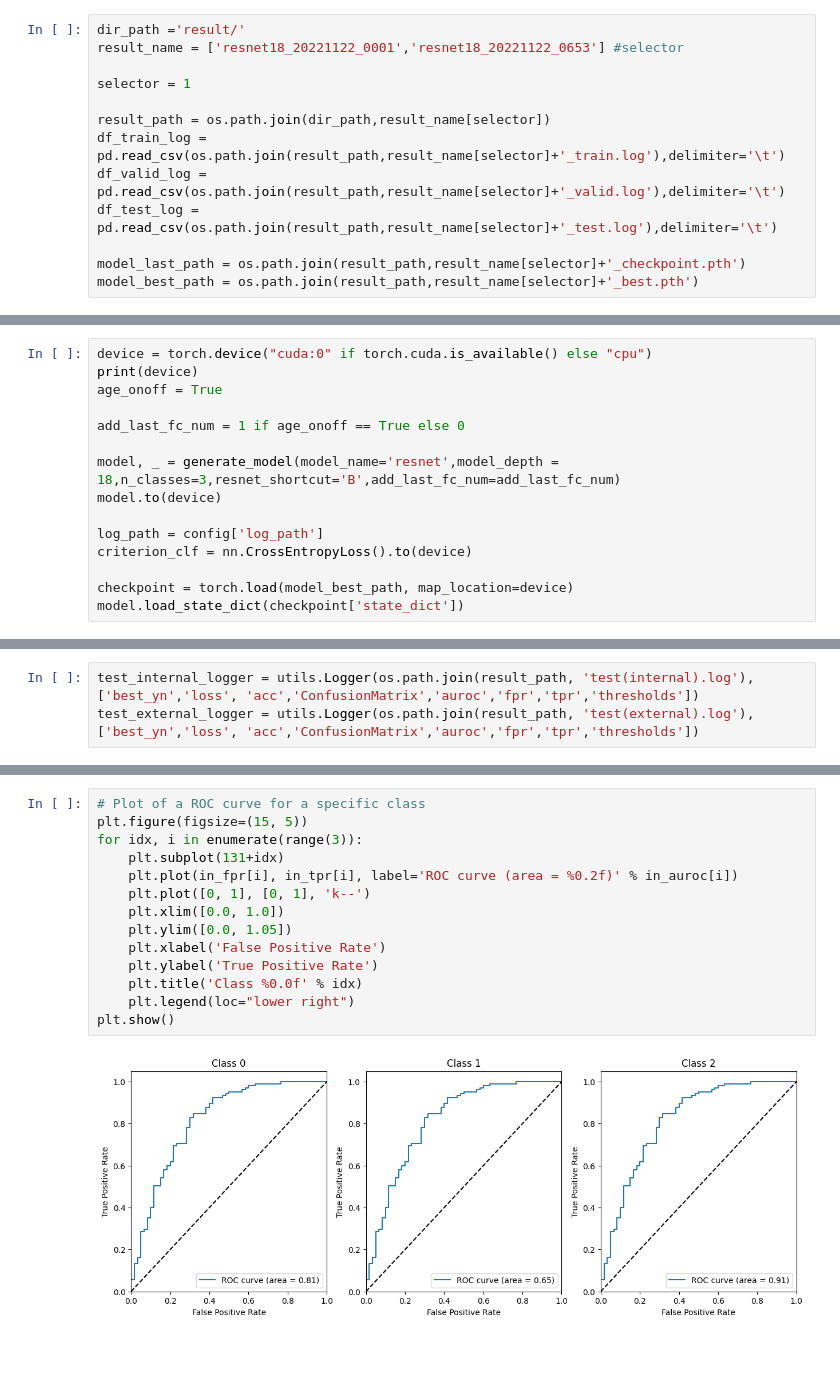
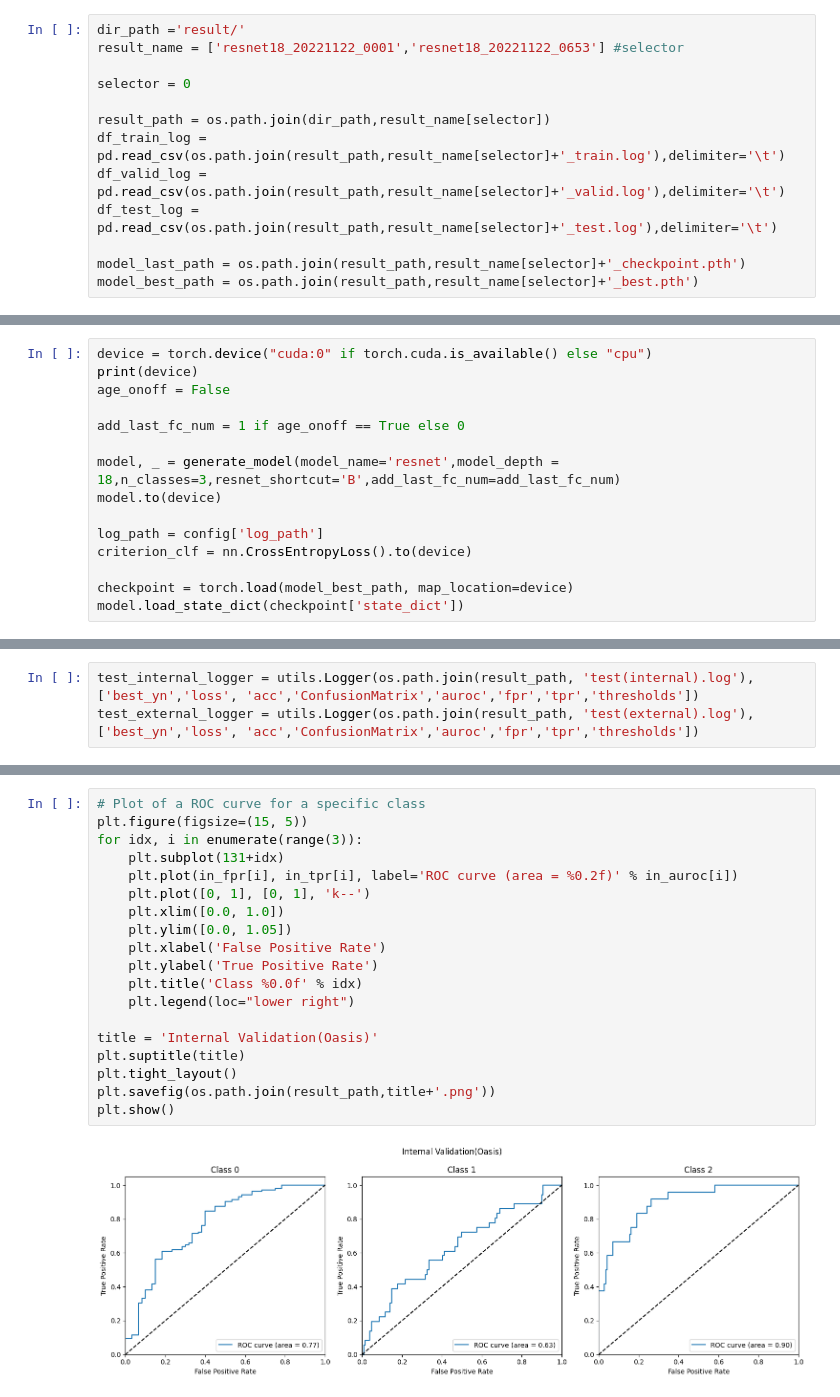
Before and after one commit to tourbut/BrainMR_MCI, a Jupyter notebook: notebook_result_viewer.ipynb, the cells around one changed output, grey strips where cells are left out. Saved outputs shown, nothing was run; the diff lists cells and outputs as text; blank space fills up the shorter version.

Commit message:
result viewer

```diff
--- a/notebook_result_viewer.ipynb
+++ b/notebook_result_viewer.ipynb
@@ -15,7 +15,7 @@ from metrics import accuracy
 dir_path ='result/'
 result_name = ['resnet18_20221122_0001','resnet18_20221122_0653'] #selector
 
-selector = 1
+selector = 0
 
 result_path = os.path.join(dir_path,result_name[selector])
 df_train_log = pd.read_csv(os.path.join(result_path,result_name[selector]+'_train.log'),delimiter='\t')
@@ -70,7 +70,7 @@ See the caveats in the documentation: https://pandas.pydata.org/pandas-docs/stab
 # %%
 device = torch.device("cuda:0" if torch.cuda.is_available() else "cpu")
 print(device)
-age_onoff = True
+age_onoff = False
 
 add_last_fc_num = 1 if age_onoff == True else 0
 
@@ -113,16 +113,21 @@ tensor([0.7188, 0.3840, 0.6457])
 # %%
 # Plot of a ROC curve for a specific class
 plt.figure(figsize=(15, 5))
 for idx, i in enumerate(range(3)):
     plt.subplot(131+idx)
     plt.plot(in_fpr[i], in_tpr[i], label='ROC curve (area = %0.2f)' % in_auroc[i])
     plt.plot([0, 1], [0, 1], 'k--')
     plt.xlim([0.0, 1.0])
     plt.ylim([0.0, 1.05])
     plt.xlabel('False Positive Rate')
     plt.ylabel('True Positive Rate')
     plt.title('Class %0.0f' % idx)
     plt.legend(loc="lower right")
+
+title = 'Internal Validation(Oasis)'
+plt.suptitle(title)
+plt.tight_layout()
+plt.savefig(os.path.join(result_path,title+'.png'))
 plt.show()
 # %% [output]
-[figure, old version]
+[figure, new version]
```
Also changed, not shown: parts of 4 cells of this notebook.
